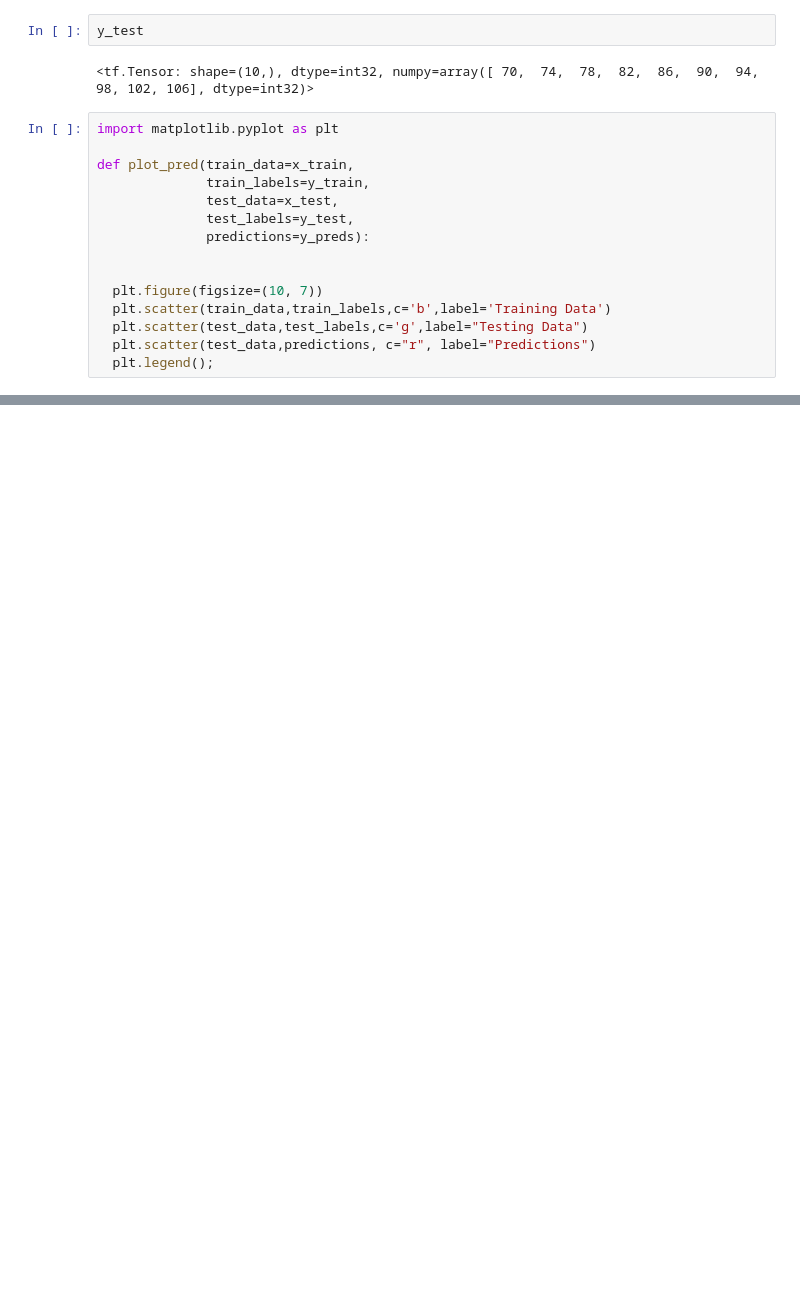
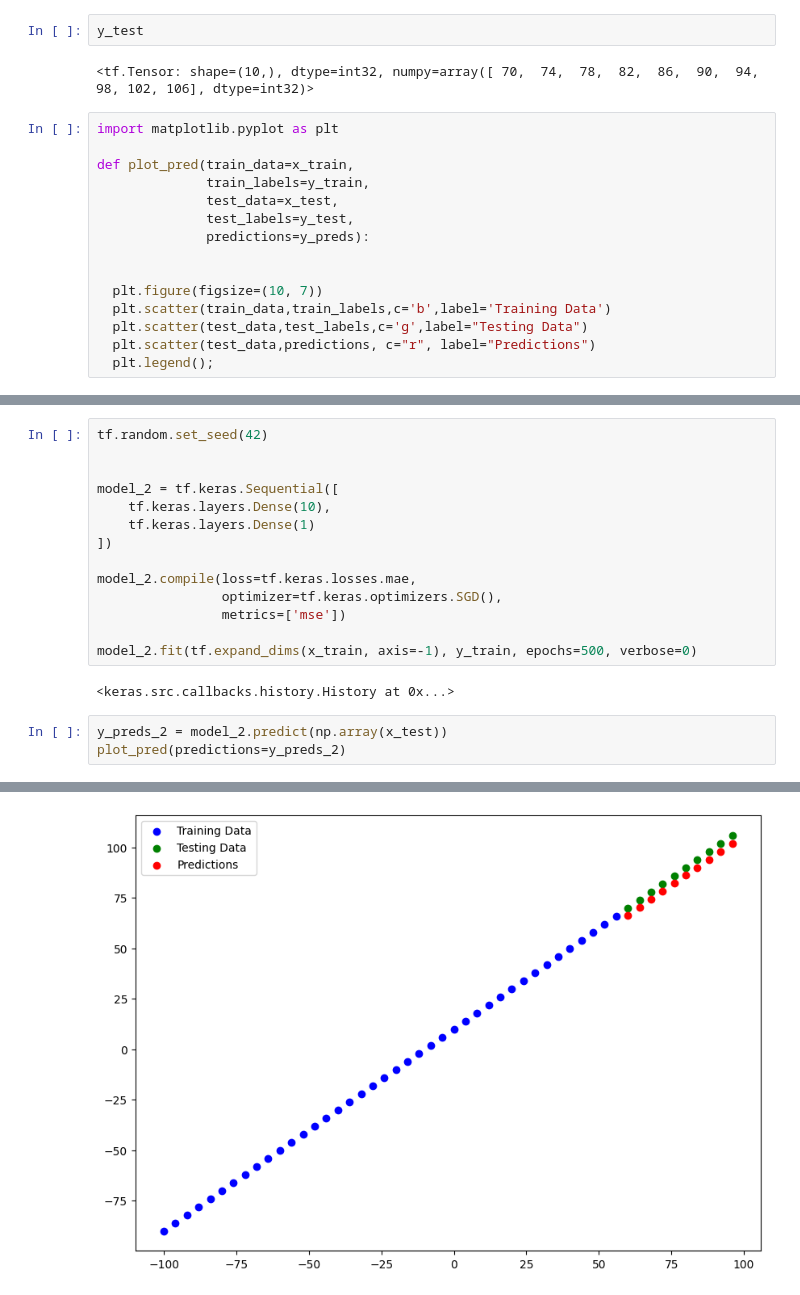
Before and after one commit to sachinthadilshann/TensorFlow_for_Deep_Learning_Bootcamp_Udemy, a Jupyter notebook: 01_neural_network_regression_in_tensorflow.ipynb, the cells around one changed output, grey strips where cells are left out. Saved outputs shown, nothing was run; the diff lists cells and outputs as text; blank space fills up the shorter version.

```diff
--- a/01_neural_network_regression_in_tensorflow.ipynb
+++ b/01_neural_network_regression_in_tensorflow.ipynb
@@ -367,0 +509,20 @@ plot_pred(train_data=x_train,
+# %%
+tf.random.set_seed(42)
+
+
+model_2 = tf.keras.Sequential([
+    tf.keras.layers.Dense(10),
+    tf.keras.layers.Dense(1)
+])
+
+model_2.compile(loss=tf.keras.losses.mae,
+                optimizer=tf.keras.optimizers.SGD(),
+                metrics=['mse'])
+
+model_2.fit(tf.expand_dims(x_train, axis=-1), y_train, epochs=500, verbose=0)
+# %% [output]
+<keras.src.callbacks.history.History at 0x...>
+# %%
+y_preds_2 = model_2.predict(np.array(x_test))
+plot_pred(predictions=y_preds_2)
+# %% [output]
@@ -367,0 +530 @@ plot_pred(train_data=x_train,
+[figure, added]
```
Also changed, not shown: parts of 66 cells of this notebook.
